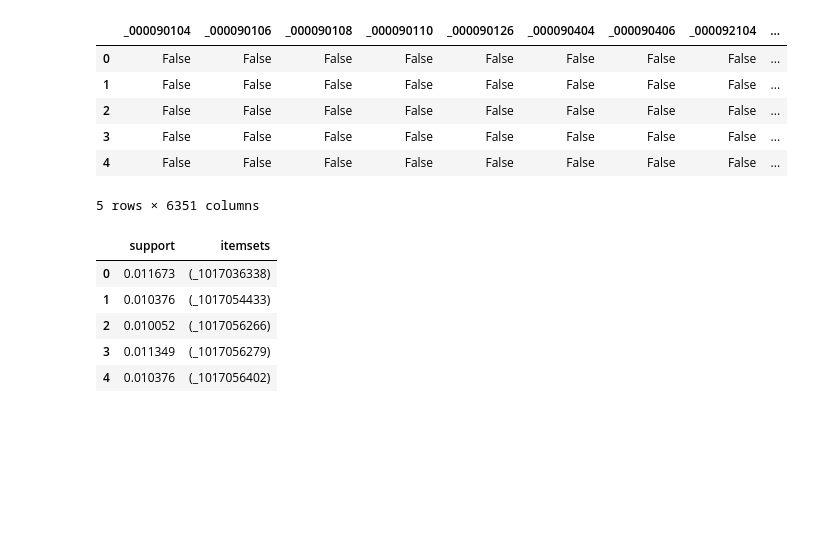
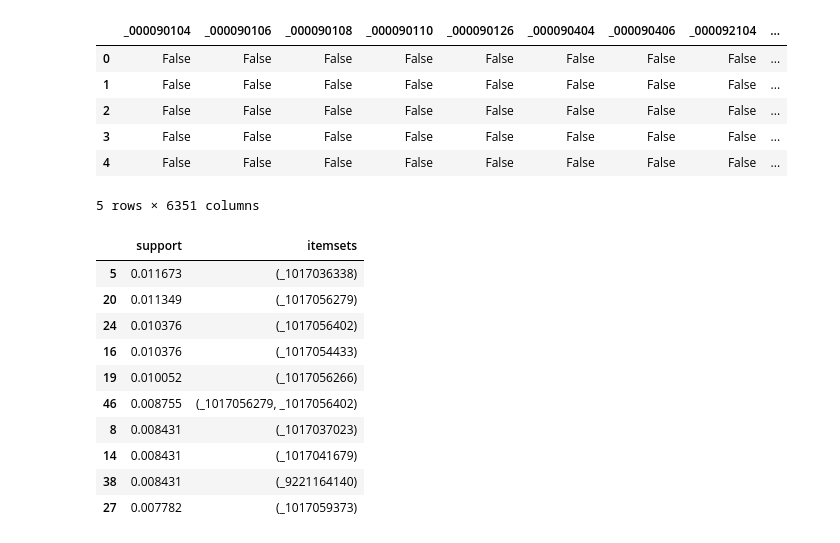
Before and after one commit to Mathias0210/Bach, a Jupyter notebook: Pyth2fors.ipynb, the cells around one changed output. Drawn from its saved outputs; the diff is of its cells as text; code cells hidden in the pictures; blank space fills up the shorter version.

```diff
--- a/Pyth2fors.ipynb
+++ b/Pyth2fors.ipynb
@@ -203,20 +238,26 @@ orders_1hot.head()
 | 4 | False | False | False | False | False | False | False | False | ... |
 5 rows × 6351 columns
 # %%
-#Importerer apriori som er vorres unsupervised metode
+#Importerer apriori som er vores unsupervised metode
 from mlxtend.frequent_patterns import apriori
 
-#Instantierer apriori med datasettet der er klargjort og viser første associationer
+#Instantierer apriori funktionen med datasettet der er klargjort og viser itemsets ud fra support
 
-ap = apriori(orders_1hot, min_support=0.01, max_len=5, use_colnames=True)
-ap.head(6)
+ap = apriori(orders_1hot, min_support=0.004, max_len=2, use_colnames=True)
+ap = ap.sort_values(by="support",ascending=False)
+ap.head(10)
 # %% [output]
 |  | support | itemsets |
-| 0 | 0.011673 | (_1017036338) |
-| 1 | 0.010376 | (_1017054433) |
-| 2 | 0.010052 | (_1017056266) |
-| 3 | 0.011349 | (_1017056279) |
-| 4 | 0.010376 | (_1017056402) |
+| 5 | 0.011673 | (_1017036338) |
+| 20 | 0.011349 | (_1017056279) |
+| 24 | 0.010376 | (_1017056402) |
+| 16 | 0.010376 | (_1017054433) |
+| 19 | 0.010052 | (_1017056266) |
+| 46 | 0.008755 | (_1017056279, _1017056402) |
+| 8 | 0.008431 | (_1017037023) |
+| 14 | 0.008431 | (_1017041679) |
+| 38 | 0.008431 | (_9221164140) |
+| 27 | 0.007782 | (_1017059373) |
 # %%
 from mlxtend.frequent_patterns import association_rules
 
```
Also changed, not shown: parts of 18 cells of this notebook.
